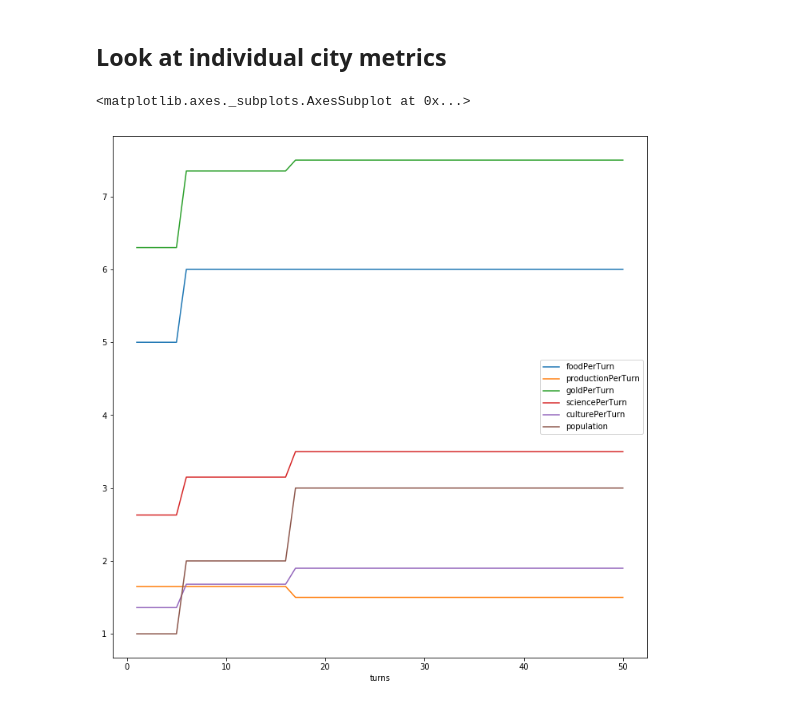
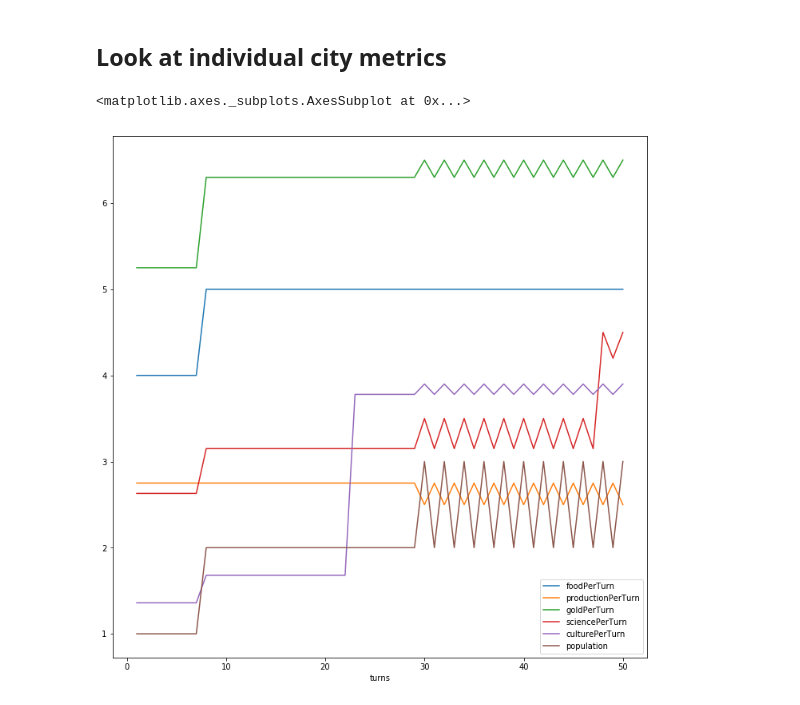
Before and after one commit to kebnoa/Civ6RFCitySettlement, a Jupyter notebook: Analysis/02 Data Exploration - City Per Turn.ipynb, the cells around one changed output. Saved outputs shown, nothing was run; the diff lists cells and outputs as text; code cells hidden in the pictures.

```diff
--- a/Analysis/02 Data Exploration - City Per Turn.ipynb
+++ b/Analysis/02 Data Exploration - City Per Turn.ipynb
@@ -484,15 +484,15 @@ dtype: float64
 # %% [markdown]
 ## Look at individual city metrics
 # %%
-cityIdToGetMetrics = 127
+cityIdToGetMetrics = 200
 cityData = cityPt[(cityPt.cityId == cityIdToGetMetrics)]
 cityGraphData = cityData[['turns','foodPerTurn', 'productionPerTurn', 'goldPerTurn', 'sciencePerTurn', 'culturePerTurn', 'population']]
 cityGraphData.set_index('turns', inplace=True)
 
 cityGraphData.plot(kind='line', figsize=(12,12))
 # %% [output]
 <matplotlib.axes._subplots.AxesSubplot at 0x...>
-[figure, old version]
+[figure, new version]
 # %%
 cur.close()
 cnx.close()
```
Also changed, not shown: parts of 14 cells of this notebook, 33 other files.
